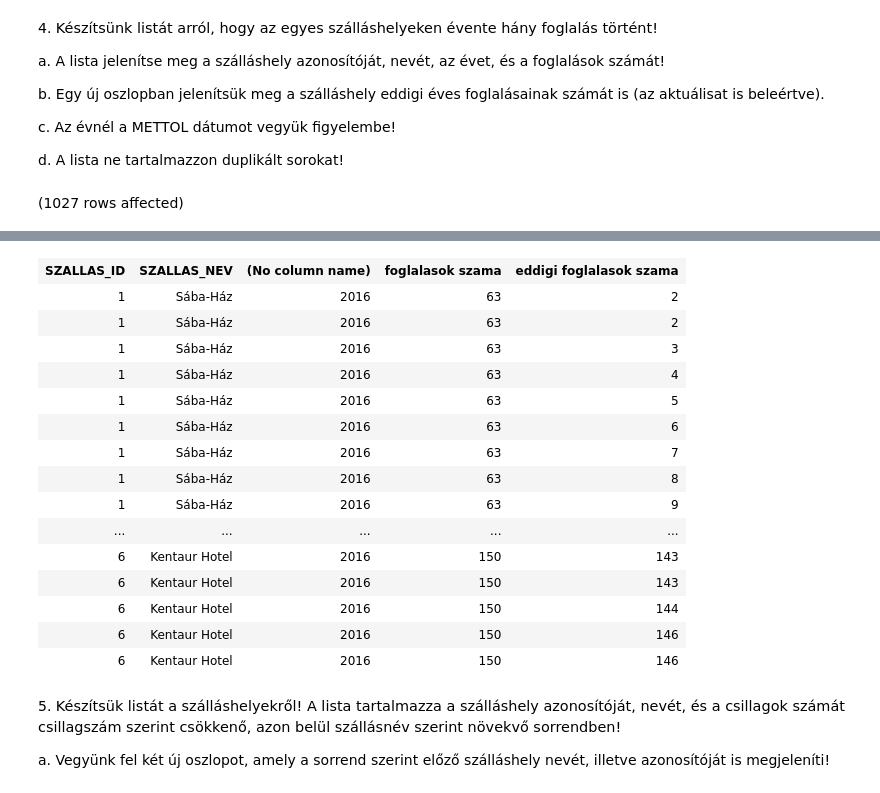
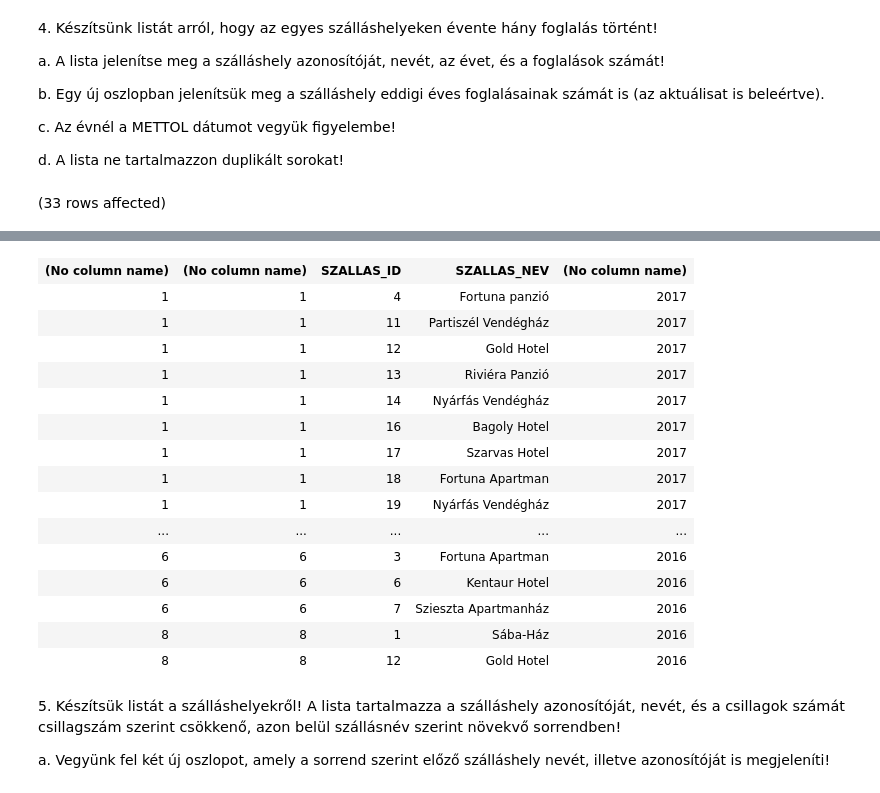
Before and after one commit to Doman0513/adatbazisok, a Jupyter notebook: gyakorlat06_feladatok.ipynb, the cells around one changed output, grey strips where cells are left out. Drawn from its saved outputs; the diff is of its cells as text; code cells hidden in the pictures.

```diff
--- a/gyakorlat06_feladatok.ipynb
+++ b/gyakorlat06_feladatok.ipynb
@@ -53,13 +101,11 @@ c. Az évnél a METTOL dátumot vegyük figyelembe!
 
 d. A lista ne tartalmazzon duplikált sorokat!
 # %%
-SELECT szh.SZALLAS_ID,
-        szh.SZALLAS_NEV,
-        year(f.mettol),
-        count(f.FOGLALAS_PK) over(partition by szh.szallas_id, year(f.mettol)) as 'foglalasok szama',
-        count(f.FOGLALAS_PK) over(partition by szh.szallas_id, year(f.mettol)
-         order by f.mettol range between unbounded preceding and current row) as 'eddigi foglalasok szama'
-From szallashely szh join szoba sz on szh.SZALLAS_ID=sz.SZALLAS_FK
-                    join Foglalas f on sz.SZOBA_ID=f.SZOBA_FK
+SELECT distinct count(*) over (partition by szallas_id, year(METTOL)),
+                count(*) over (partition by szallas_id, year(METTOL) range between unbounded preceding and current row),
+        SZALLAS_ID,
+        SZALLAS_NEV,
+        year(METTOL)
+FROM Foglalas f JOIN Szallashely sz ON f.SZOBA_FK = sz.SZALLAS_ID
 # %% [output]
-(1027 rows affected)
+(33 rows affected)
@@ -67,19 +113,19 @@ Total execution time: 00:00:00.061
-| SZALLAS_ID | SZALLAS_NEV | (No column name) | foglalasok szama | eddigi foglalasok szama |
-| 1 | Sába-Ház | 2016 | 63 | 2 |
-| 1 | Sába-Ház | 2016 | 63 | 2 |
-| 1 | Sába-Ház | 2016 | 63 | 3 |
-| 1 | Sába-Ház | 2016 | 63 | 4 |
-| 1 | Sába-Ház | 2016 | 63 | 5 |
-| 1 | Sába-Ház | 2016 | 63 | 6 |
-| 1 | Sába-Ház | 2016 | 63 | 7 |
-| 1 | Sába-Ház | 2016 | 63 | 8 |
-| 1 | Sába-Ház | 2016 | 63 | 9 |
+| (No column name) | (No column name) | SZALLAS_ID | SZALLAS_NEV | (No column name) |
+| 1 | 1 | 4 | Fortuna panzió | 2017 |
+| 1 | 1 | 11 | Partiszél Vendégház | 2017 |
+| 1 | 1 | 12 | Gold Hotel | 2017 |
+| 1 | 1 | 13 | Riviéra Panzió | 2017 |
+| 1 | 1 | 14 | Nyárfás Vendégház | 2017 |
+| 1 | 1 | 16 | Bagoly Hotel | 2017 |
+| 1 | 1 | 17 | Szarvas Hotel | 2017 |
+| 1 | 1 | 18 | Fortuna Apartman | 2017 |
+| 1 | 1 | 19 | Nyárfás Vendégház | 2017 |
 | ... | ... | ... | ... | ... |
-| 6 | Kentaur Hotel | 2016 | 150 | 143 |
-| 6 | Kentaur Hotel | 2016 | 150 | 143 |
-| 6 | Kentaur Hotel | 2016 | 150 | 144 |
-| 6 | Kentaur Hotel | 2016 | 150 | 146 |
-| 6 | Kentaur Hotel | 2016 | 150 | 146 |
+| 6 | 6 | 3 | Fortuna Apartman | 2016 |
+| 6 | 6 | 6 | Kentaur Hotel | 2016 |
+| 6 | 6 | 7 | Szieszta Apartmanház | 2016 |
+| 8 | 8 | 1 | Sába-Ház | 2016 |
+| 8 | 8 | 12 | Gold Hotel | 2016 |
 # %% [markdown]
 5. <span style="background-color: rgb(255, 255, 255); color: rgb(0, 0, 0); font-family: &quot;Open Sans&quot;, sans-serif; font-size: 14.44px;">Készítsük listát a szálláshelyekről! A lista tartalmazza a szálláshely azonosítóját, nevét, és a csillagok számát csillagszám szerint csökkenő, azon belül szállásnév szerint növekvő sorrendben!&nbsp;</span>
 
```
Also changed, not shown: parts of 18 cells of this notebook, 3 other files.
